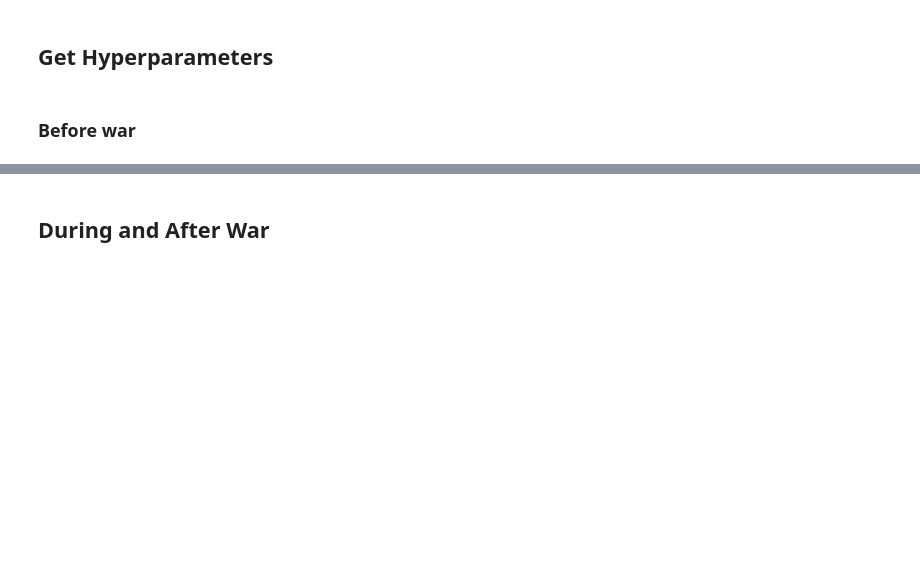
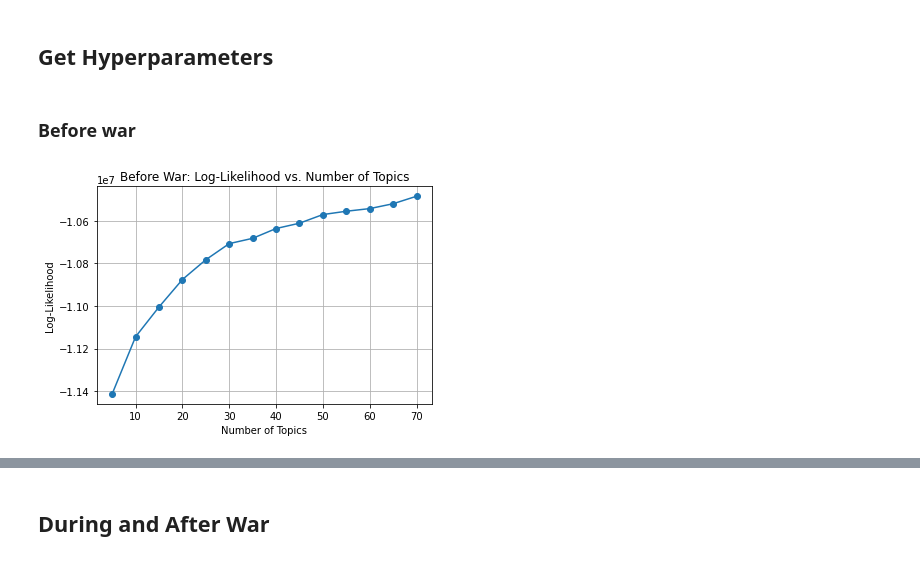
Before and after one commit to JordanMiner/Social_Media_and_Conflict, a Jupyter notebook: ukraine_russia.ipynb, the cells around one changed output, grey strips where cells are left out. Cells and saved outputs as stored; diff of their text form; code cells hidden in the pictures; blank space fills up the shorter version.

```diff
--- a/ukraine_russia.ipynb
+++ b/ukraine_russia.ipynb
@@ -197,3 +187,6 @@ with open('war_and_after_cleaned.pkl', 'rb') as f:
+# %%
+before_war = before_war_sample
+war_and_after = war_and_after_sample
 # %%
 #Frequency of Posts by Year-Month
 
@@ -399,23 +257,0 @@ war_and_after_sample.shape
-# %%
-before_war_vect = CountVectorizer(strip_accents = 'unicode',
-                                stop_words = 'english',
-                                lowercase = True,
-                                max_features=5000,
-                                token_pattern = r'\b[a-zA-Z]{3,}\b',
-                                max_df = 0.85,
-                                min_df = 5,
-                                ngram_range=(2,4))
-before_war_tfidf = before_war_vect.fit_transform(before_war_sample['cleaned_text'])
-print(before_war_tfidf.shape)
-
-war_and_after_vect = CountVectorizer(strip_accents = 'unicode',
-                                stop_words = 'english',
-                                lowercase = True,
-                                max_features=5000,
-                                token_pattern = r'\b[a-zA-Z]{3,}\b',
-                                max_df = 0.80,
-                                min_df = 15,
-                                ngram_range=(2,4))
-
-war_and_after_tfidf = war_and_after_vect.fit_transform(war_and_after_sample['cleaned_text'])
-print(war_and_after_tfidf.shape)
@@ -532,40 +322,41 @@ visual_after
 # %% [markdown]
 ### Before war
 # %%
-# LOOK AT TESTER PY
+#GET NUM OF TOPICS BEFORE WAR
 from tqdm import tqdm  # Import tqdm for progress bar
 from sklearn.feature_extraction.text import CountVectorizer
 from sklearn.decomposition import LatentDirichletAllocation
 import matplotlib.pyplot as plt
 
 
 # Define a function to train LDA models and calculate log-likelihood
 def calculate_log_likelihood(data, min_topics, max_topics, step_size):
     log_likelihoods = []
     topic_range = range(min_topics, max_topics + step_size, step_size)
 
     # Wrap the loop with tqdm to display a progress bar
     for num_topics in tqdm(topic_range, desc='Calculating Log-Likelihoods'):
         lda_model = LatentDirichletAllocation(n_components=num_topics, random_state=42)
         lda_model.fit(data)
         log_likelihood = lda_model.score(data)
         log_likelihoods.append(log_likelihood)
 
     return topic_range, log_likelihoods
 
 # Calculate log-likelihoods
 min_topics = 5
-max_topics = 60
+max_topics = 70
 step_size = 5
 topic_range, log_likelihoods = calculate_log_likelihood(before_war_tfidf, min_topics, max_topics, step_size)
 
 # Plot log-likelihoods
+plt.figure(figsize=(12, 10))
 plt.plot(topic_range, log_likelihoods, marker='o')
 plt.xlabel('Number of Topics')
 plt.ylabel('Log-Likelihood')
 plt.title('Before War: Log-Likelihood vs. Number of Topics')
 plt.grid(True)
 plt.show()
-
-#Copilot told me most optimal number would be 60(?)
+# %% [output]
+[figure, added]
 # %%
```
Also changed, not shown: parts of 34 cells of this notebook, 2 other files.
